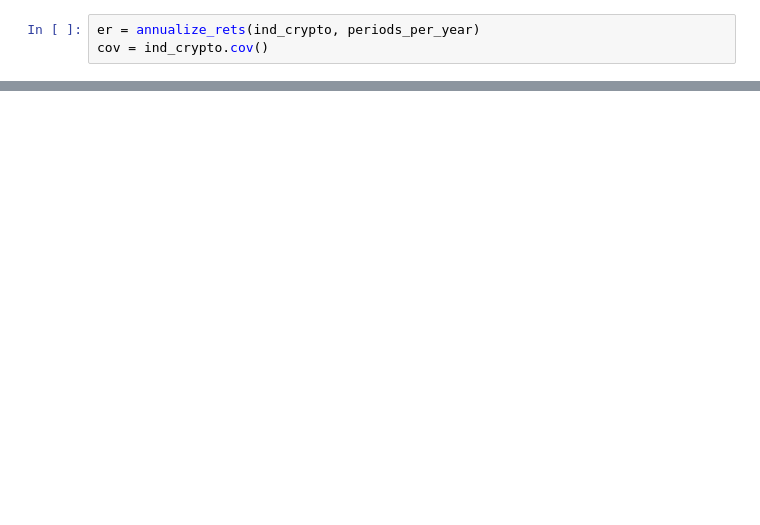
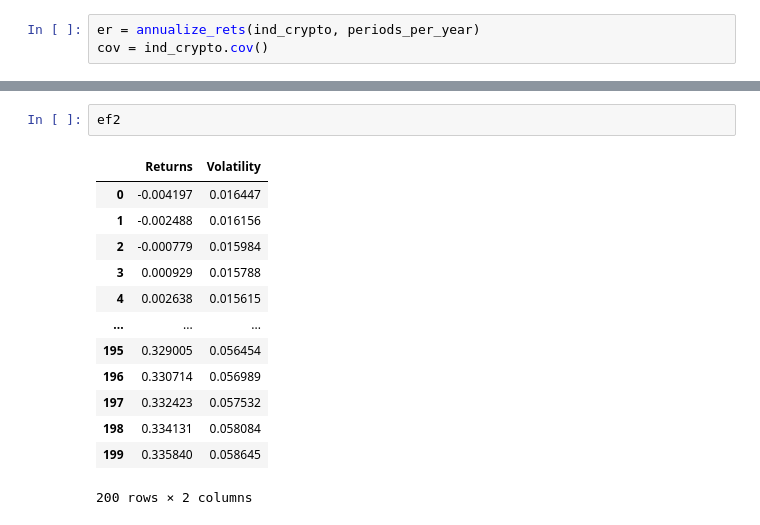
Before and after one commit to fairwayfinder/crypto-mean-variance-frontier, a Jupyter notebook: notebooks/MAIN.ipynb, the cells around one changed output, grey strips where cells are left out. Drawn from its saved outputs; the diff is of its cells as text; blank space fills up the shorter version.

```diff
--- a/notebooks/MAIN.ipynb
+++ b/notebooks/MAIN.ipynb
@@ -582,0 +300,16 @@ industry_crypto_combined_plots = plot_ef(200, er[industry], cov.loc[industry, in
+# %%
+ef2
+# %% [output]
+|  | Returns | Volatility |
+| 0 | -0.004197 | 0.016447 |
+| 1 | -0.002488 | 0.016156 |
+| 2 | -0.000779 | 0.015984 |
+| 3 | 0.000929 | 0.015788 |
+| 4 | 0.002638 | 0.015615 |
+| ... | ... | ... |
+| 195 | 0.329005 | 0.056454 |
+| 196 | 0.330714 | 0.056989 |
+| 197 | 0.332423 | 0.057532 |
+| 198 | 0.334131 | 0.058084 |
+| 199 | 0.335840 | 0.058645 |
+200 rows × 2 columns
```
Also changed, not shown: parts of 36 cells of this notebook.
